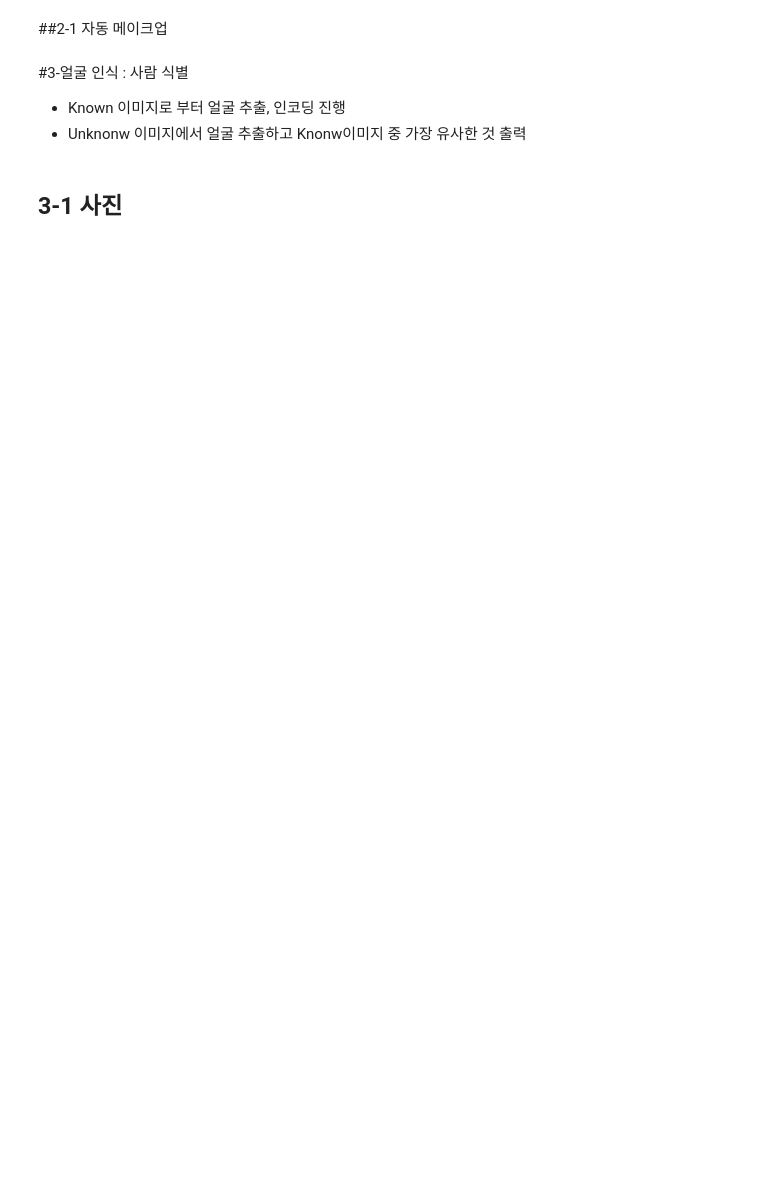
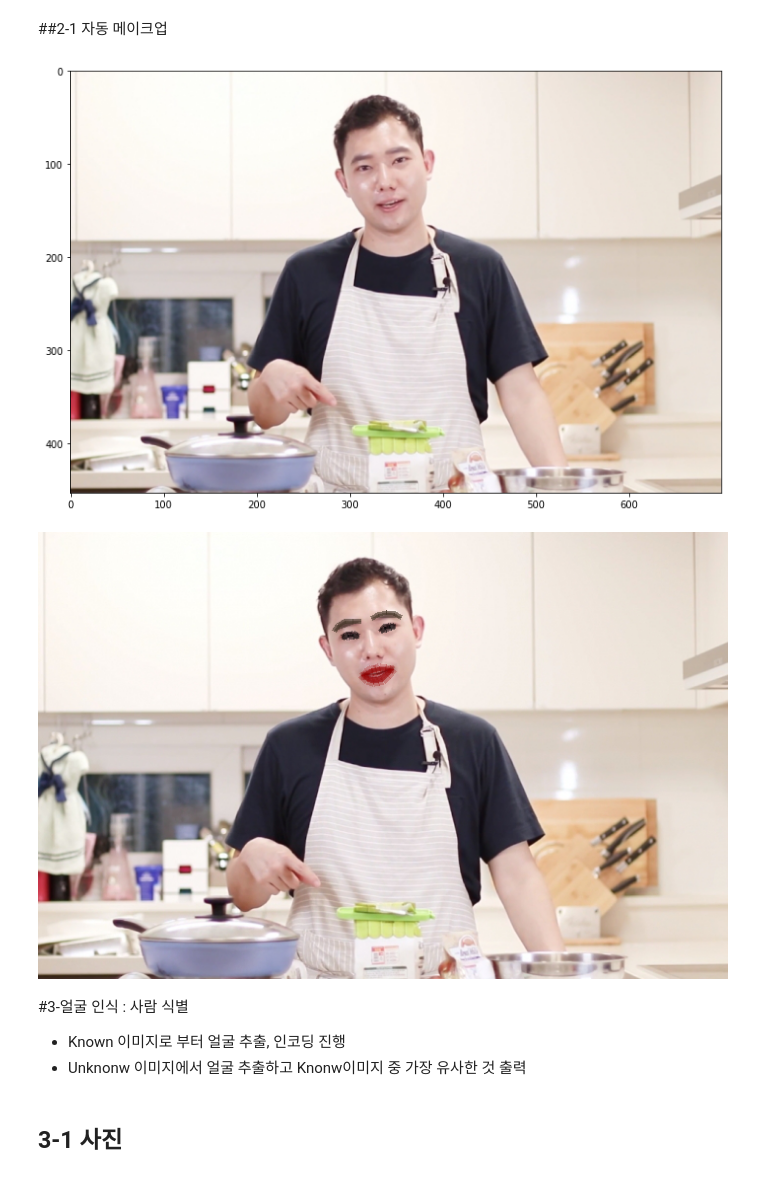
Before and after one commit to crimama/IOT_, a Jupyter notebook: 4. Face recognition/2.Face_recognition_library.ipynb, the cells around one changed output. Saved outputs shown, nothing was run; the diff lists cells and outputs as text; code cells hidden in the pictures; blank space fills up the shorter version.

```diff
--- a/4. Face recognition/2.Face_recognition_library.ipynb
+++ b/4. Face recognition/2.Face_recognition_library.ipynb
@@ -152,8 +174,8 @@ pil_image
 ##2-1 자동 메이크업
 # %%
 # 이미지 파일 로드
-# path = '/content/42597_64473_2127.png'
-path = '/content/KakaoTalk_20220604_020852244.jpg'
+path = '/content/42597_64473_2127.png'
+
 
 image = face_recognition.load_image_file(path)
 
@@ -163,33 +185,36 @@ face_landmarks_list = face_recognition.face_landmarks(image)
 #얼굴 윤곽 정보로 메이크업 진행
 pil_image = Image.fromarray(image)
 for face_landmarks in face_landmarks_list:
     d = ImageDraw.Draw(pil_image, 'RGBA')
 
     # Make the eyebrows into a nightmare
     d.polygon(face_landmarks['left_eyebrow'], fill=(68, 54, 39, 128))
     d.polygon(face_landmarks['right_eyebrow'], fill=(68, 54, 39, 128))
     d.line(face_landmarks['left_eyebrow'], fill=(68, 54, 39, 150), width=5)
     d.line(face_landmarks['right_eyebrow'], fill=(68, 54, 39, 150), width=5)
 
     # Gloss the lips
     d.polygon(face_landmarks['top_lip'], fill=(150, 0, 0, 128))
     d.polygon(face_landmarks['bottom_lip'], fill=(150, 0, 0, 128))
     d.line(face_landmarks['top_lip'], fill=(150, 0, 0, 64), width=8)
     d.line(face_landmarks['bottom_lip'], fill=(150, 0, 0, 64), width=8)
 
     # Sparkle the eyes
     d.polygon(face_landmarks['left_eye'], fill=(255, 255, 255, 30))
     d.polygon(face_landmarks['right_eye'], fill=(255, 255, 255, 30))
 
     # Apply some eyeliner
     d.line(face_landmarks['left_eye'] + [face_landmarks['left_eye'][0]], fill=(0, 0, 0, 110), width=6)
     d.line(face_landmarks['right_eye'] + [face_landmarks['right_eye'][0]], fill=(0, 0, 0, 110), width=6)
 #원본 이미지
 plt.figure(figsize=(20,8))
 plt.imshow(image)
 #메이크업 이미지
 plt.show()
 pil_image
+# %% [output]
+[figure, added]
+[figure, added]
 # %% [markdown]
 #3-얼굴 인식 : 사람 식별
 - Known 이미지로 부터 얼굴 추출, 인코딩 진행
```
Also changed, not shown: parts of 6 cells of this notebook, 9 other files.
